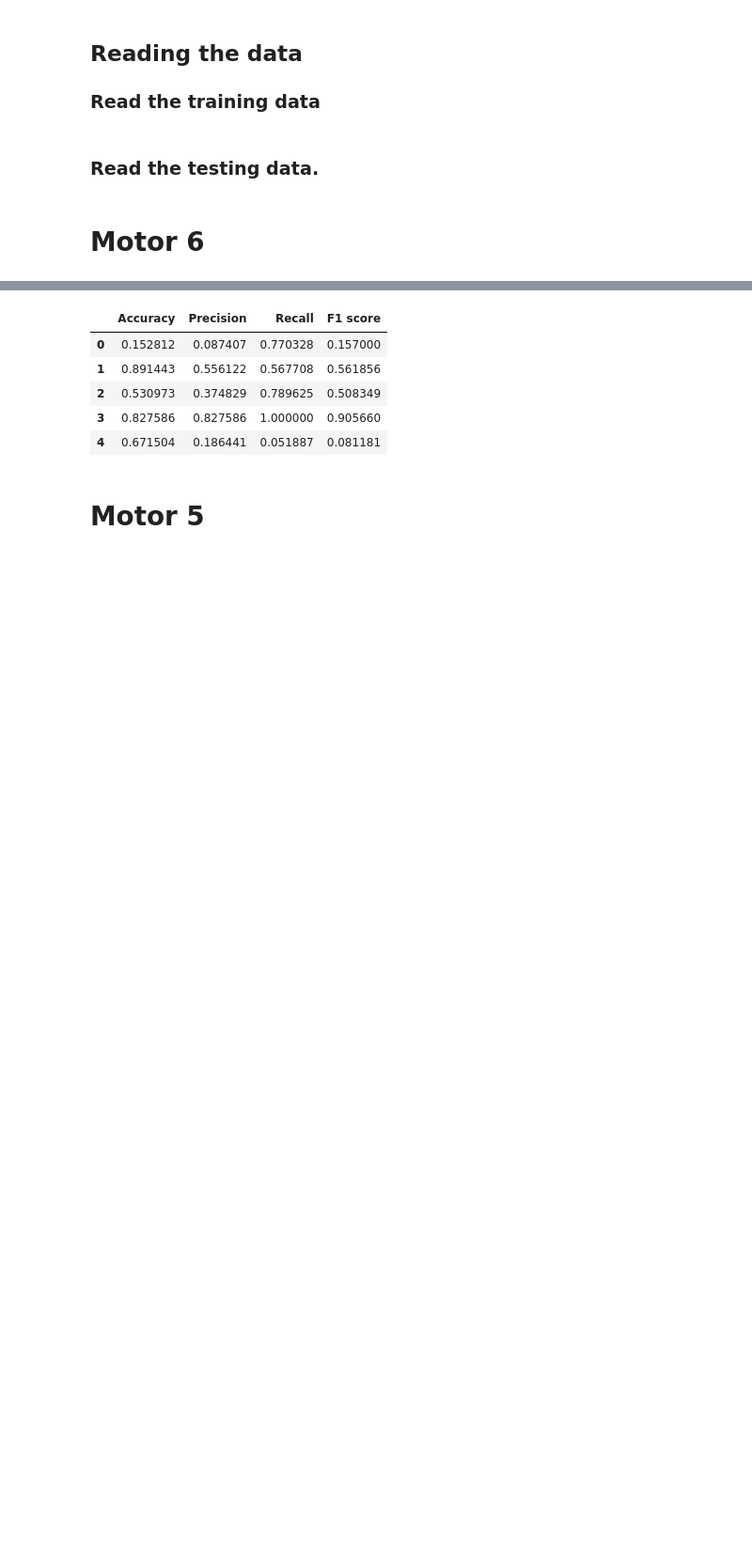
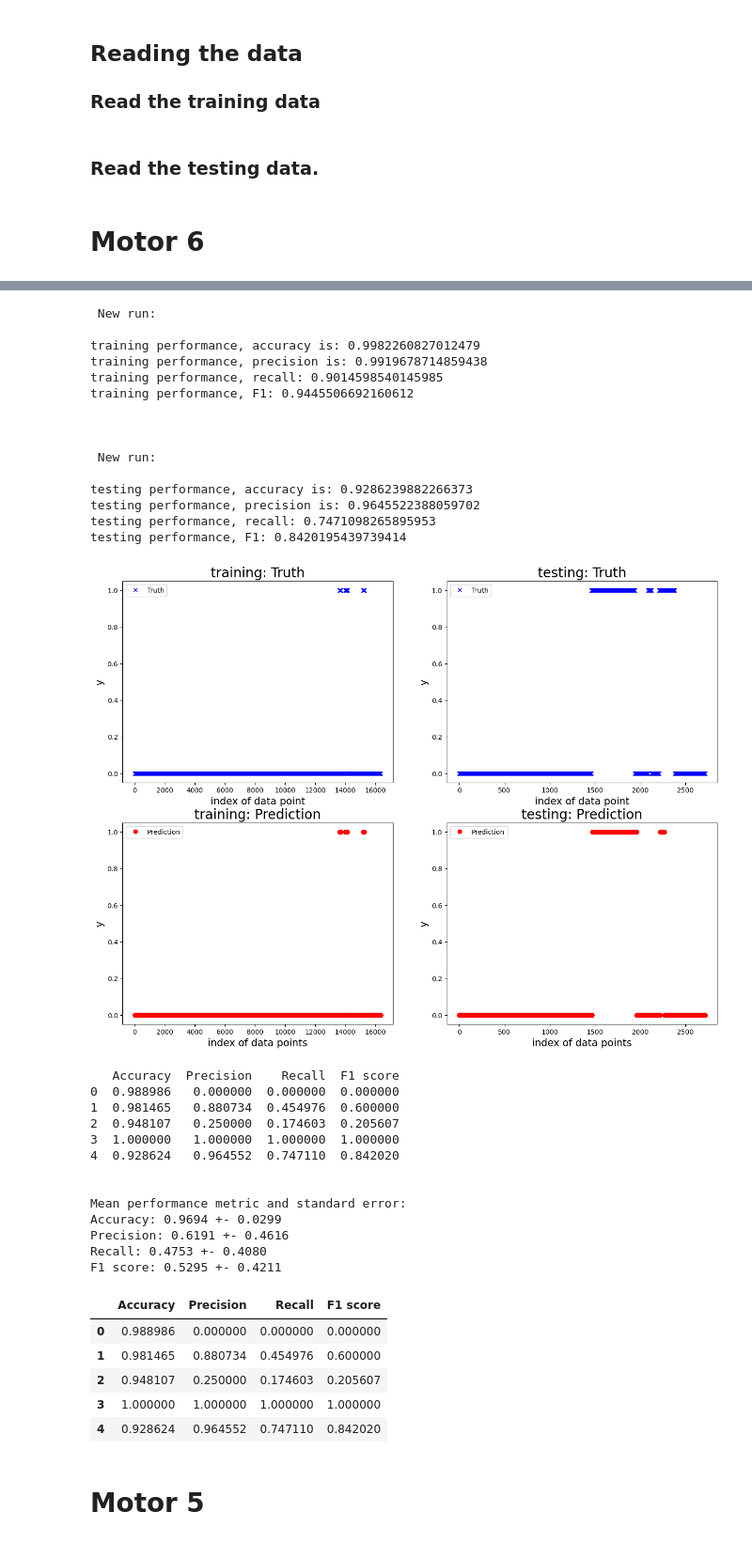
Before and after one commit to comoxx/digital_twin_robot_group2, a Jupyter notebook: DataChallenge/Data_challenge_Pierre.ipynb, the cells around one changed output, grey strips where cells are left out. Shown at 94% size. Drawn from its saved outputs; the diff is of its cells as text; code cells hidden in the pictures; blank space fills up the shorter version.

```diff
--- a/DataChallenge/Data_challenge_Pierre.ipynb
+++ b/DataChallenge/Data_challenge_Pierre.ipynb
@@ -140,7 +141,7 @@ moving_one_motor_test = ['20240527_103690','20240527_104247']
 # Motor 6
 # %%
 from utility import extract_selected_feature, prepare_sliding_window, run_cv_one_motor
-from sklearn.ensemble import RandomForestClassifier
+from sklearn.ensemble import RandomForestClassifier, GradientBoostingClassifier
 from sklearn.svm import SVC
 from sklearn.discriminant_analysis import LinearDiscriminantAnalysis, QuadraticDiscriminantAnalysis
 
@@ -148,9 +149,7 @@ from sklearn.discriminant_analysis import LinearDiscriminantAnalysis, QuadraticD
 motor_idx = 6
 
 # Specify the test conditions you would like to include in the training.
-df_data_experiment = df_train[df_train['test_condition'].isin(['20240425_093699', '20240425_094425', '20240426_140055',
-                                                       '20240503_164675', '20240503_165189',
-                                                       '20240503_163963', '20240325_155003'])]
+df_data_experiment = df_train[df_train['test_condition'].isin(not_moving_train + moving_motor_mixed_train)]
 
 # Define the features.
 feature_list_all = ['time', 'data_motor_1_position', 'data_motor_1_temperature', 'data_motor_1_voltage',
@@ -164,27 +163,28 @@ feature_list_all = ['time', 'data_motor_1_position', 'data_motor_1_temperature',
 # Define the steps of the pipeline
 steps = [
     ('standardizer', StandardScaler()),  # Step 1: StandardScaler
-    ('mdl', LogisticRegression(class_weight="balanced", n_jobs=-1))
+    ('mdl', GradientBoostingClassifier())
 ]
 
 # Create the pipeline
-pipeline = Pipeline(steps)
+model6 = Pipeline(steps)
 
 # Define hyperparameters to search
 param_grid_6 = {
-    'mdl__C': [0.1, 0.1, 1, 10]  # Inverse of regularization strength
+    'mdl__n_estimators': [100, 1000, 10000]  # Inverse of regularization strength
 }
 
 # Initialize GridSearchCV
-grid_search_6 = GridSearchCV(estimator=pipeline, param_grid=param_grid_6, scoring='f1', cv=5)
+# grid_search_6 = GridSearchCV(estimator=pipeline, param_grid=param_grid_6, scoring='f1', cv=5)
 
 feature_list_motor6 = ['data_motor_1_position', 'data_motor_1_temperature',
-                    'data_motor_2_temperature', 'data_motor_2_position',
                     'data_motor_3_position', 'data_motor_3_temperature',
-                    'data_motor_4_position', 'data_motor_4_voltage',
+                    'data_motor_4_temperature',
                     'data_motor_6_temperature']
 
 # Train the model.
-run_cv_one_motor(single_run_result=False, motor_idx=6, df_data=df_data_experiment, mdl=grid_search_6, feature_list=feature_list_motor6, n_fold=5, window_size=20, sample_step=5)
+run_cv_one_motor(single_run_result=True, motor_idx=6, df_data=df_data_experiment,
+                 mdl=model6, feature_list=feature_list_motor6, n_fold=5,
+                 window_size=20, sample_step=1)
 # %% [output]
 Model for motor 6:
@@ -204,9 +256,38 @@ F1 score: 0.4428 +- 0.3336
+ New run:
+
+training performance, accuracy is: 0.9982260827012479
+training performance, precision is: 0.9919678714859438
+training performance, recall: 0.9014598540145985
+training performance, F1: 0.9445506692160612
+
+
+
+ New run:
+
+testing performance, accuracy is: 0.9286239882266373
+testing performance, precision is: 0.9645522388059702
+testing performance, recall: 0.7471098265895953
+testing performance, F1: 0.8420195439739414
+[figure, added]
+   Accuracy  Precision    Recall  F1 score
+0  0.988986   0.000000  0.000000  0.000000
+1  0.981465   0.880734  0.454976  0.600000
+2  0.948107   0.250000  0.174603  0.205607
+3  1.000000   1.000000  1.000000  1.000000
+4  0.928624   0.964552  0.747110  0.842020
+
+
+Mean performance metric and standard error:
+Accuracy: 0.9694 +- 0.0299
+Precision: 0.6191 +- 0.4616
+Recall: 0.4753 +- 0.4080
+F1 score: 0.5295 +- 0.4211
 |  | Accuracy | Precision | Recall | F1 score |
-| 0 | 0.152812 | 0.087407 | 0.770328 | 0.157000 |
-| 1 | 0.891443 | 0.556122 | 0.567708 | 0.561856 |
-| 2 | 0.530973 | 0.374829 | 0.789625 | 0.508349 |
-| 3 | 0.827586 | 0.827586 | 1.000000 | 0.905660 |
-| 4 | 0.671504 | 0.186441 | 0.051887 | 0.081181 |
+| 0 | 0.988986 | 0.000000 | 0.000000 | 0.000000 |
+| 1 | 0.981465 | 0.880734 | 0.454976 | 0.600000 |
+| 2 | 0.948107 | 0.250000 | 0.174603 | 0.205607 |
+| 3 | 1.000000 | 1.000000 | 1.000000 | 1.000000 |
+| 4 | 0.928624 | 0.964552 | 0.747110 | 0.842020 |
 # %%
 df_tr_x, df_tr_y = extract_selected_feature(df_data_experiment, feature_list_motor6, motor_idx = 6, mdl_type='clf')
 
```
Also changed, not shown: parts of 9 cells of this notebook, 2 other files.
